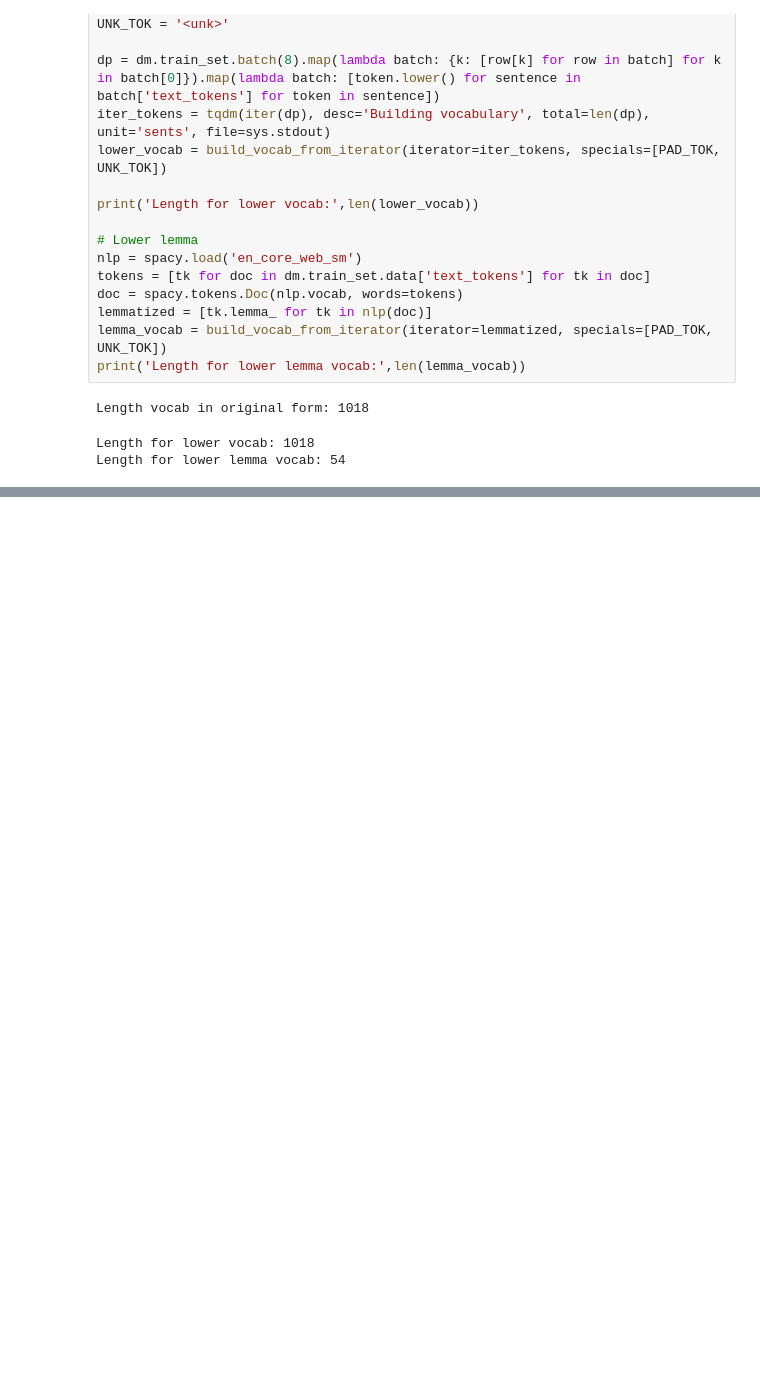
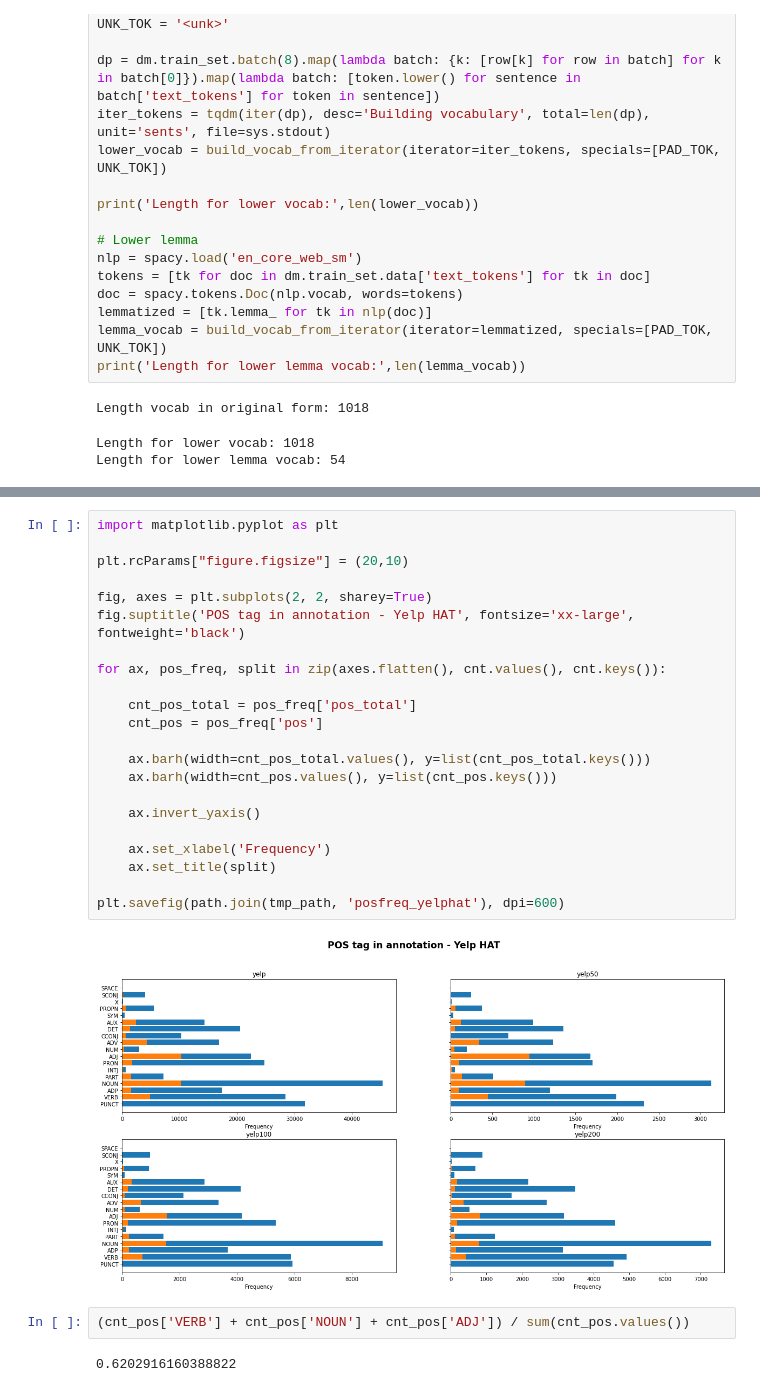
Before and after one commit to Kihansi95/ExplanationPairSentencesTasks, a Jupyter notebook: notebooks/2022-07-29 YelpHat.ipynb, the cells around one changed output, grey strips where cells are left out. Saved outputs shown, nothing was run; the diff lists cells and outputs as text; blank space fills up the shorter version.

```diff
--- a/notebooks/2022-07-29 YelpHat.ipynb
+++ b/notebooks/2022-07-29 YelpHat.ipynb
@@ -445,0 +525,28 @@ Length for lower lemma vocab: 54
+# %%
+import matplotlib.pyplot as plt
+
+plt.rcParams["figure.figsize"] = (20,10)
+
+fig, axes = plt.subplots(2, 2, sharey=True)
+fig.suptitle('POS tag in annotation - Yelp HAT', fontsize='xx-large', fontweight='black')
+
+for ax, pos_freq, split in zip(axes.flatten(), cnt.values(), cnt.keys()):
+
+    cnt_pos_total = pos_freq['pos_total']
+    cnt_pos = pos_freq['pos']
+
+    ax.barh(width=cnt_pos_total.values(), y=list(cnt_pos_total.keys()))
+    ax.barh(width=cnt_pos.values(), y=list(cnt_pos.keys()))
+
+    ax.invert_yaxis()
+
+    ax.set_xlabel('Frequency')
+    ax.set_title(split)
+
+plt.savefig(path.join(tmp_path, 'posfreq_yelphat'), dpi=600)
+# %% [output]
+[figure, added]
+# %%
+(cnt_pos['VERB'] + cnt_pos['NOUN'] + cnt_pos['ADJ']) / sum(cnt_pos.values())
+# %% [output]
+0.6202916160388822
```
Also changed, not shown: parts of 2 cells of this notebook, 23 other files.
